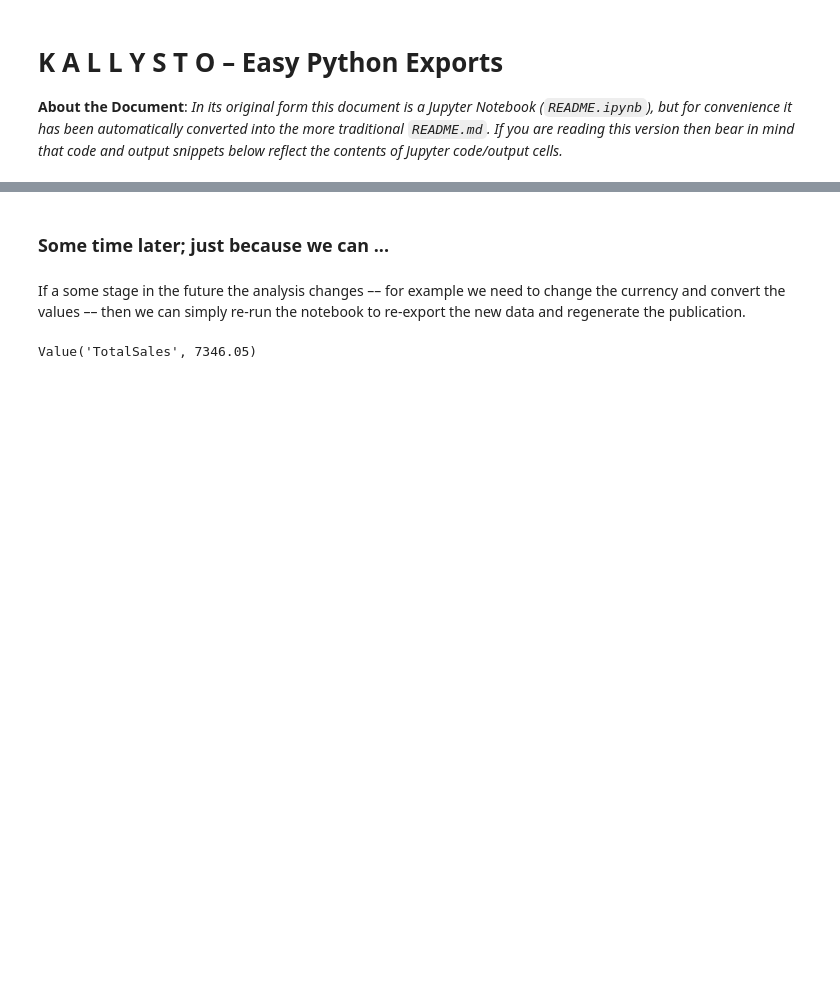
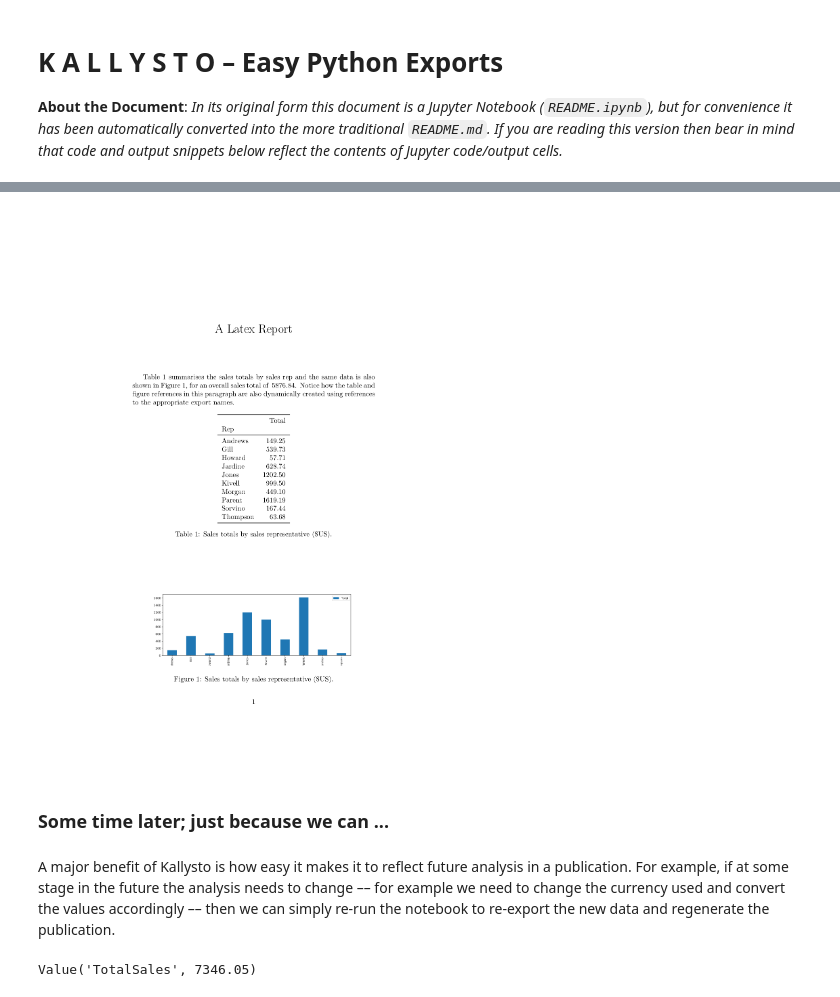
Before and after one commit to barrysmyth/kallysto, a Jupyter notebook: README.ipynb, the cells around one changed output, grey strips where cells are left out. Saved outputs shown, nothing was run; the diff lists cells and outputs as text; code cells hidden in the pictures; blank space fills up the shorter version.

```diff
--- a/README.ipynb
+++ b/README.ipynb
@@ -368,6 +549,11 @@ Image(filename=('demo/a_report/tex/a_report.png'))
+# %%
+from IPython.display import Image
+Image(filename=('sandbox/latex_report/tex/latex_report.png'))
+# %% [output]
+[figure, added]
 # %% [markdown]
 ### Some time later; just because we can ...
 # %% [markdown]
-If a some stage in the future the analysis changes –– for example we need to change the currency and convert the values –– then we can simply re-run the notebook to re-export the new data and regenerate the publication.
+A major benefit of Kallysto is how easy it makes it to reflect future analysis in a publication. For example, if at some stage in the future the analysis needs to change –– for example we need to change the currency used and convert the values accordingly –– then we can simply re-run the notebook to re-export the new data and regenerate the publication.
 # %%
 # Re-export the new data and results.
```
Also changed, not shown: parts of 94 cells of this notebook, 1 other file.
